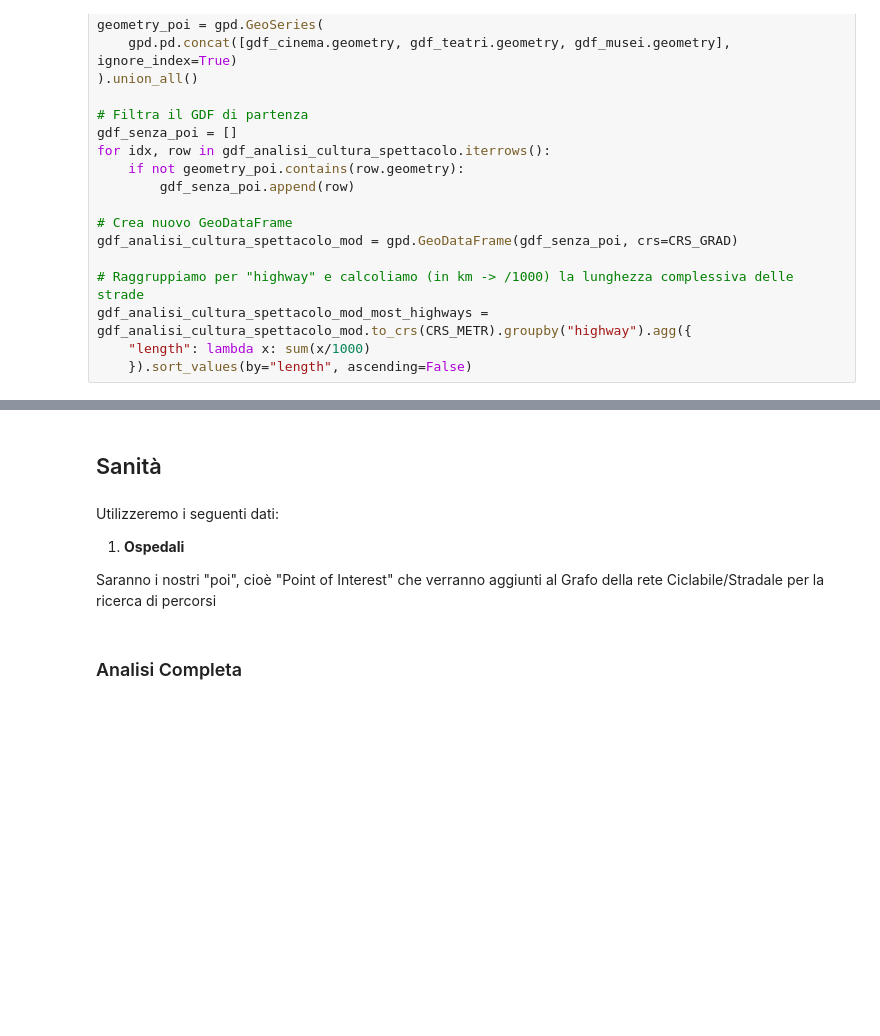
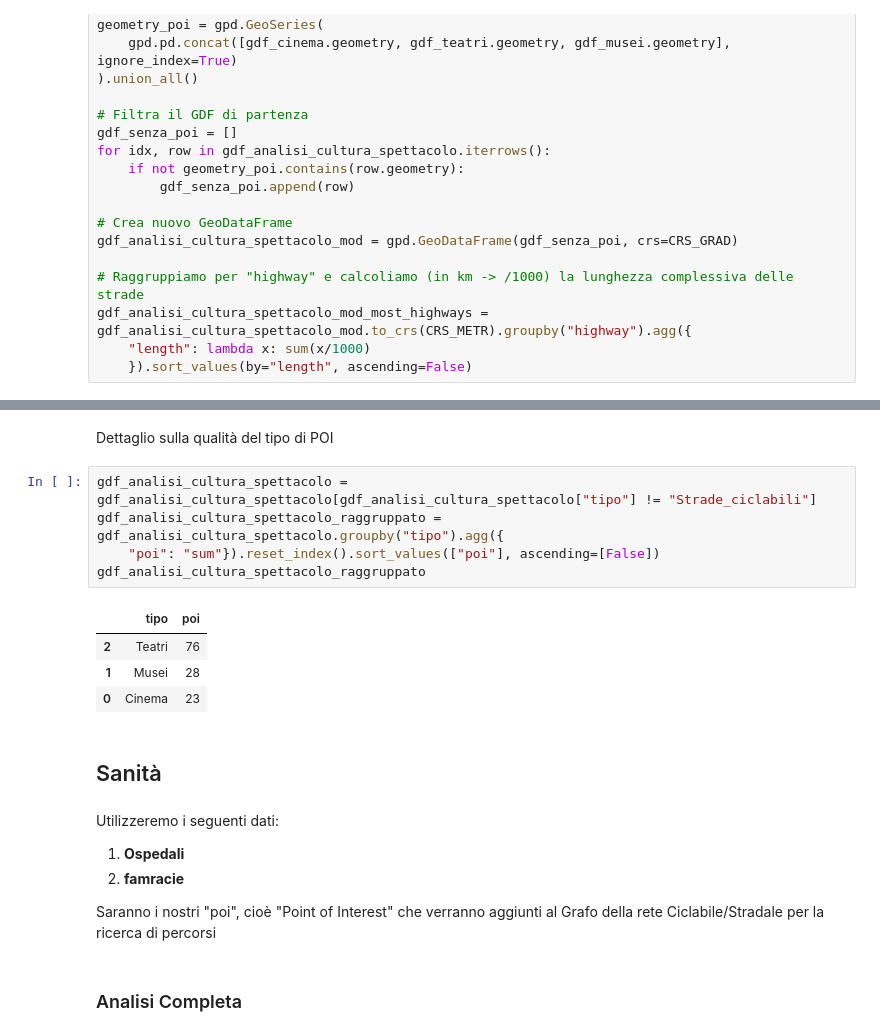
Before and after one commit to MattoMatteo/Progetto-Bike, a Jupyter notebook: Scripts/Analisi.ipynb, the cells around one changed output, grey strips where cells are left out. Saved outputs shown, nothing was run; the diff lists cells and outputs as text; blank space fills up the shorter version.

```diff
--- a/Scripts/Analisi.ipynb
+++ b/Scripts/Analisi.ipynb
@@ -492,9 +563,22 @@ Tot: 103.37304195969466
+# %% [markdown]
+Dettaglio sulla qualità del tipo di POI
+# %%
+gdf_analisi_cultura_spettacolo = gdf_analisi_cultura_spettacolo[gdf_analisi_cultura_spettacolo["tipo"] != "Strade_ciclabili"]
+gdf_analisi_cultura_spettacolo_raggruppato = gdf_analisi_cultura_spettacolo.groupby("tipo").agg({
+    "poi": "sum"}).reset_index().sort_values(["poi"], ascending=[False])
+gdf_analisi_cultura_spettacolo_raggruppato
+# %% [output]
+|  | tipo | poi |
+| 2 | Teatri | 76 |
+| 1 | Musei | 28 |
+| 0 | Cinema | 23 |
 # %% [markdown]
 ## Sanità
 # %% [markdown]
 Utilizzeremo i seguenti dati:
 
 1. **Ospedali**
+2. **famracie**
 
 
 Saranno i nostri "poi", cioè "Point of Interest"
```
Also changed, not shown: parts of 11 cells of this notebook.
